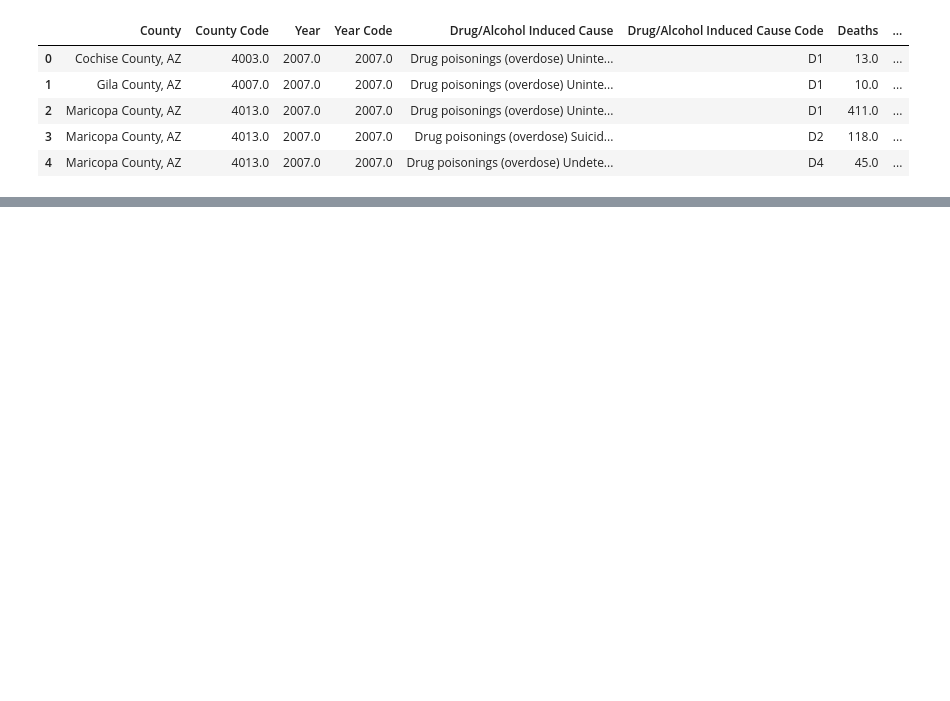
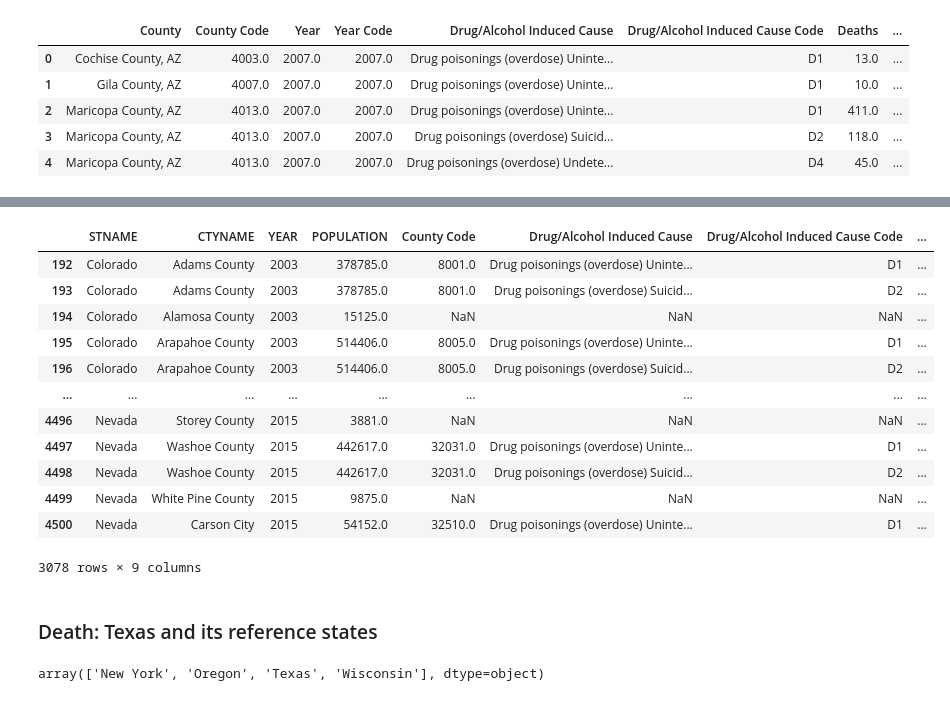
Before and after one commit to YZhu0225/Estimating-the-Impact-of-Opioid-Control-Policies, a Jupyter notebook: 10_code/merge_pop_death.ipynb, the cells around one changed output, grey strips where cells are left out. Saved outputs shown, nothing was run; the diff lists cells and outputs as text; code cells hidden in the pictures; blank space fills up the shorter version.

```diff
--- a/10_code/merge_pop_death.ipynb
+++ b/10_code/merge_pop_death.ipynb
@@ -57,0 +56,28 @@ fl_ship_death_pop[fl_ship_death_pop['YEAR'] == 2003]
+# %%
+# remove the year where we don't have the opoid death data
+min_year = fl_death_['YEAR'].min()
+max_year = fl_death_['YEAR'].max()
+
+fl_death_pop = fl_death_pop[(fl_death_pop['YEAR'] >= min_year) & (fl_death_pop['YEAR'] <= max_year)].reset_index(drop=True)
+fl_death_pop
+# %% [output]
+|  | STNAME | CTYNAME | YEAR | POPULATION | County Code | Drug/Alcohol Induced Cause | Drug/Alcohol Induced Cause Code | ... |
+| 192 | Colorado | Adams County | 2003 | 378785.0 | 8001.0 | Drug poisonings (overdose) Uninte... | D1 | ... |
+| 193 | Colorado | Adams County | 2003 | 378785.0 | 8001.0 | Drug poisonings (overdose) Suicid... | D2 | ... |
+| 194 | Colorado | Alamosa County | 2003 | 15125.0 | NaN | NaN | NaN | ... |
+| 195 | Colorado | Arapahoe County | 2003 | 514406.0 | 8005.0 | Drug poisonings (overdose) Uninte... | D1 | ... |
+| 196 | Colorado | Arapahoe County | 2003 | 514406.0 | 8005.0 | Drug poisonings (overdose) Suicid... | D2 | ... |
+| ... | ... | ... | ... | ... | ... | ... | ... | ... |
+| 4496 | Nevada | Storey County | 2015 | 3881.0 | NaN | NaN | NaN | ... |
+| 4497 | Nevada | Washoe County | 2015 | 442617.0 | 32031.0 | Drug poisonings (overdose) Uninte... | D1 | ... |
+| 4498 | Nevada | Washoe County | 2015 | 442617.0 | 32031.0 | Drug poisonings (overdose) Suicid... | D2 | ... |
+| 4499 | Nevada | White Pine County | 2015 | 9875.0 | NaN | NaN | NaN | ... |
+| 4500 | Nevada | Carson City | 2015 | 54152.0 | 32510.0 | Drug poisonings (overdose) Uninte... | D1 | ... |
+3078 rows × 9 columns
+# %% [markdown]
+### Death: Texas and its reference states
+# %%
+tx_pop = pd.read_csv('../20_intermediate_files/tx_death_pop.csv')
+tx_pop.STNAME.unique()
+# %% [output]
+array(['New York', 'Oregon', 'Texas', 'Wisconsin'], dtype=object)
```
Also changed, not shown: parts of 13 cells of this notebook, 1 other file.
